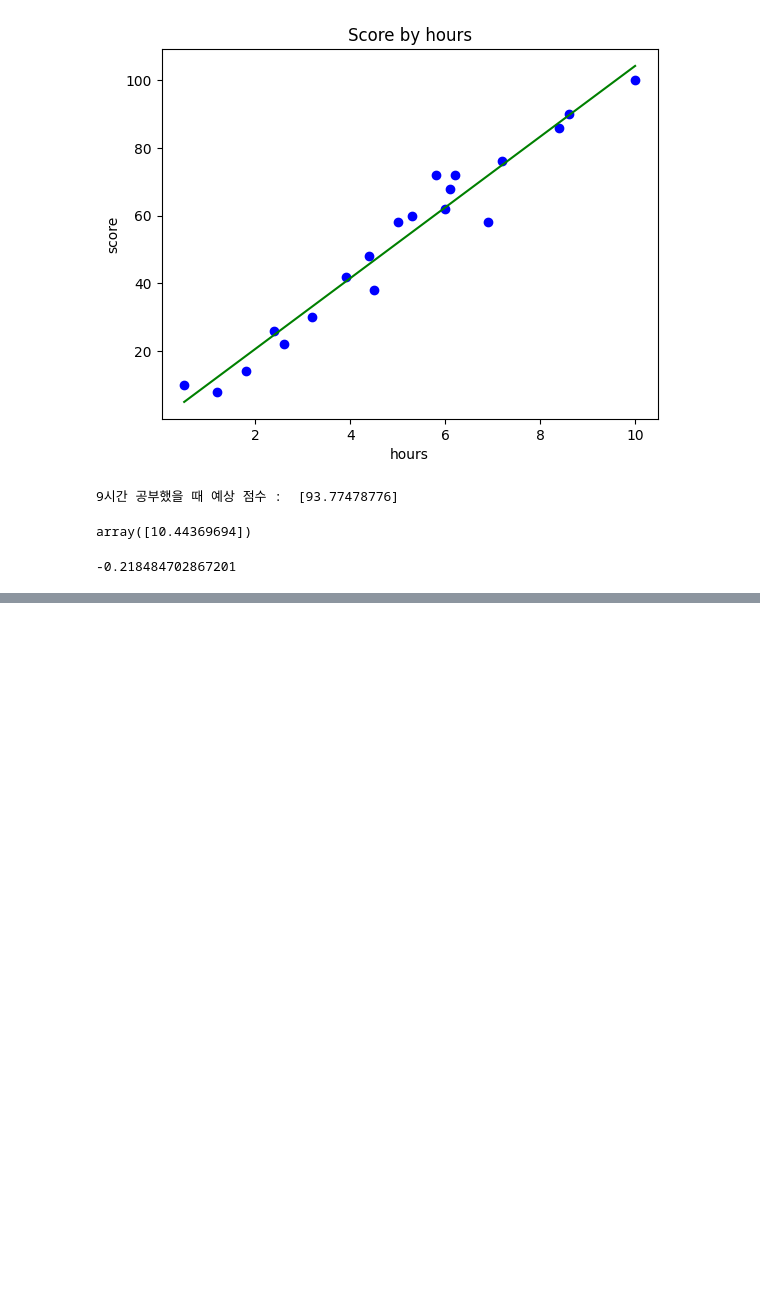
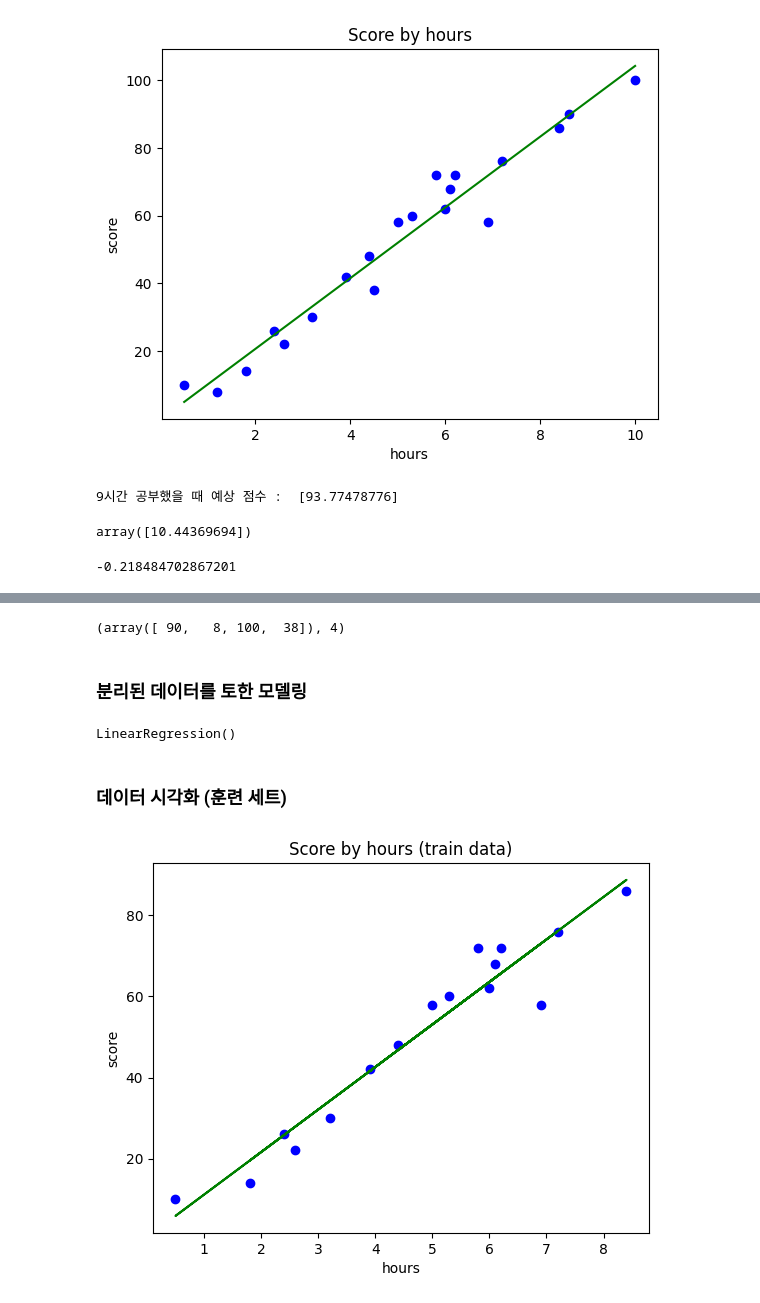
Before and after one commit to oneash98/PythonMLWorkspace, a Jupyter notebook: ScikitLearn/01. Linear Regression.ipynb, the cells around one changed output, grey strips where cells are left out. Drawn from its saved outputs; the diff is of its cells as text; code cells hidden in the pictures; blank space fills up the shorter version.

Commit message:
train_test_split

```diff
--- a/ScikitLearn/01. Linear Regression.ipynb
+++ b/ScikitLearn/01. Linear Regression.ipynb
@@ -76,0 +103,6 @@ reg.intercept_ # y 절편 (b)
+# %%
+X = dataset.iloc[:, :-1].values
+y = dataset.iloc[:, -1].values
+# %%
+from sklearn.model_selection import train_test_split
+X_train, X_test, y_train, y_test = train_test_split(X, y, test_size=0.2, random_state=0) # 훈련 80 : 테스트 20
@@ -76,0 +167,24 @@ reg.intercept_ # y 절편 (b)
+# %%
+y_test, len(y_test) # 테스트 세트 y
+# %% [output]
+(array([ 90,   8, 100,  38]), 4)
+# %% [markdown]
+### 분리된 데이터를 토한 모델링
+# %%
+from sklearn.linear_model import LinearRegression
+reg = LinearRegression()
+# %%
+reg.fit(X_train, y_train) # 훈련 세트로 학습
+# %% [output]
+LinearRegression()
+# %% [markdown]
+### 데이터 시각화 (훈련 세트)
+# %%
+plt.scatter(X_train, y_train, c='blue') # 산점도
+plt.plot(X_train, reg.predict(X_train), c='green') # 선 그래프
+plt.title("Score by hours (train data)") # 제목
+plt.xlabel('hours') # X 축 이름
+plt.ylabel('score') # y 축 이름
+plt.show()
+# %% [output]
+[figure, added]
```
Also changed, not shown: parts of 15 cells of this notebook.
